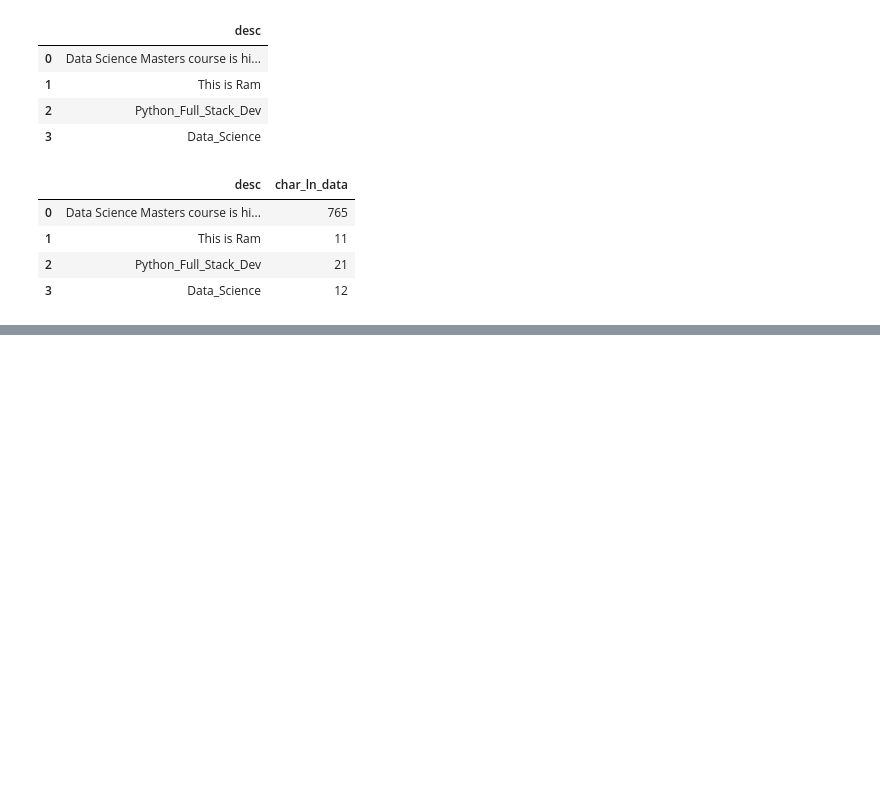
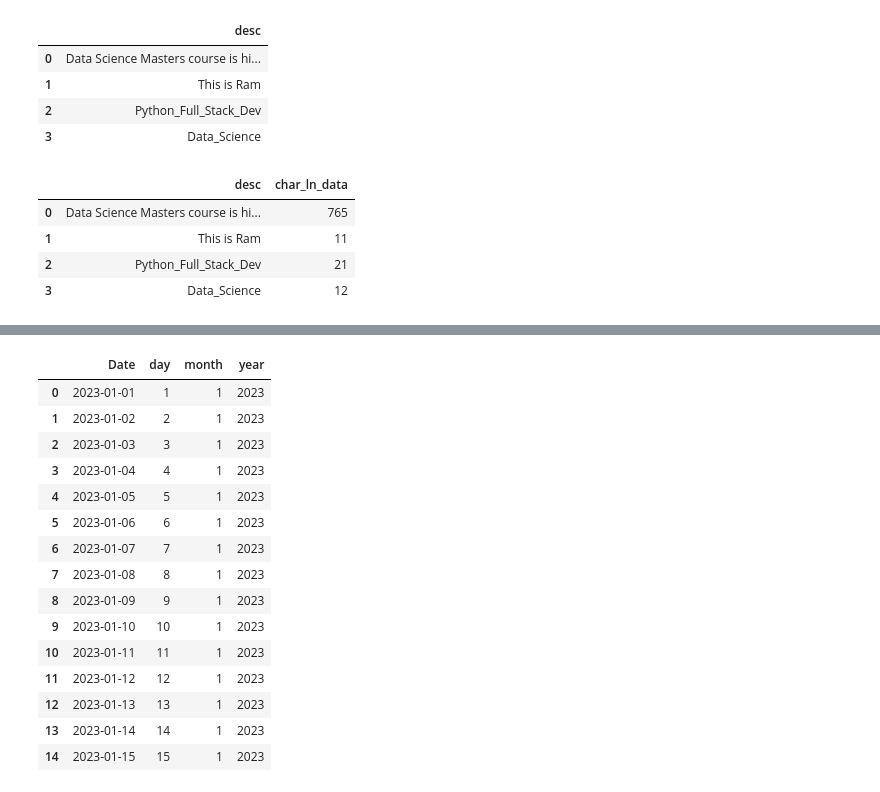
Before and after one commit to RamaManohar5/DataScience_FullStackPython, a Jupyter notebook: 4_DataScience/4_Pandas.ipynb, the cells around one changed output, grey strips where cells are left out. Saved outputs shown, nothing was run; the diff lists cells and outputs as text; code cells hidden in the pictures; blank space fills up the shorter version.

```diff
--- a/4_DataScience/4_Pandas.ipynb
+++ b/4_DataScience/4_Pandas.ipynb
@@ -201,0 +301,6 @@ df3
+# %%
+# python pandas - date functionalities
+
+date_time = pd.date_range(start = '2023-01-01', end = '2023-01-15')
+
+df5 = pd.DataFrame({'Date' : date_time})
@@ -201,0 +326,25 @@ df3
+# %%
+df5['day'] = df5['Date'].dt.day
+
+df5['month'] = df5['Date'].dt.month
+
+df5['year'] = df5['Date'].dt.year
+
+df5
+# %% [output]
+|  | Date | day | month | year |
+| 0 | 2023-01-01 | 1 | 1 | 2023 |
+| 1 | 2023-01-02 | 2 | 1 | 2023 |
+| 2 | 2023-01-03 | 3 | 1 | 2023 |
+| 3 | 2023-01-04 | 4 | 1 | 2023 |
+| 4 | 2023-01-05 | 5 | 1 | 2023 |
+| 5 | 2023-01-06 | 6 | 1 | 2023 |
+| 6 | 2023-01-07 | 7 | 1 | 2023 |
+| 7 | 2023-01-08 | 8 | 1 | 2023 |
+| 8 | 2023-01-09 | 9 | 1 | 2023 |
+| 9 | 2023-01-10 | 10 | 1 | 2023 |
+| 10 | 2023-01-11 | 11 | 1 | 2023 |
+| 11 | 2023-01-12 | 12 | 1 | 2023 |
+| 12 | 2023-01-13 | 13 | 1 | 2023 |
+| 13 | 2023-01-14 | 14 | 1 | 2023 |
+| 14 | 2023-01-15 | 15 | 1 | 2023 |
```
Also changed, not shown: parts of 27 cells of this notebook, 1 other file.
